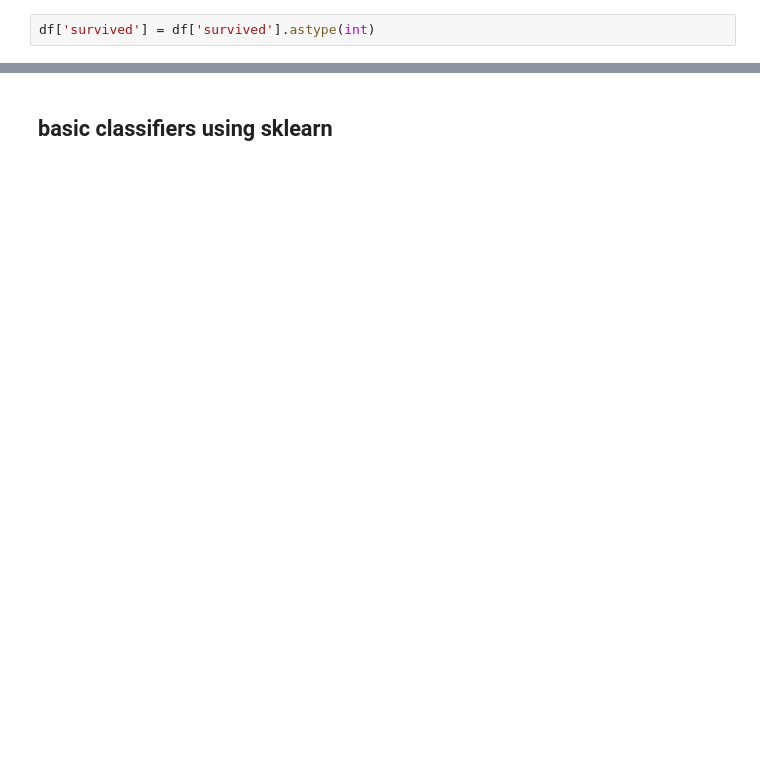
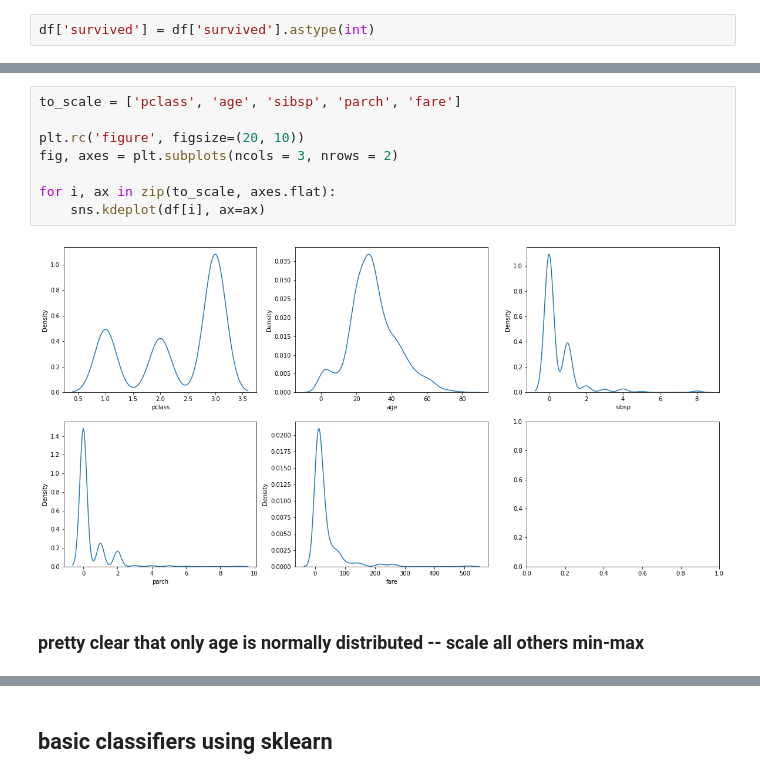
Before and after one commit to PaulBFB/master_thesis, a Jupyter notebook: titanic.ipynb, the cells around one changed output, grey strips where cells are left out. Drawn from its saved outputs; the diff is of its cells as text; blank space fills up the shorter version.

```diff
--- a/titanic.ipynb
+++ b/titanic.ipynb
@@ -350,0 +330,12 @@ sns.pairplot(df, hue='survived')
+# %%
+to_scale = ['pclass', 'age', 'sibsp', 'parch', 'fare']
+
+plt.rc('figure', figsize=(20, 10))
+fig, axes = plt.subplots(ncols = 3, nrows = 2)
+
+for i, ax in zip(to_scale, axes.flat):
+    sns.kdeplot(df[i], ax=ax)
+# %% [output]
+[figure, added]
+# %% [markdown]
+### pretty clear that only age is normally distributed -- scale all others min-max
```
Also changed, not shown: parts of 18 cells of this notebook.
